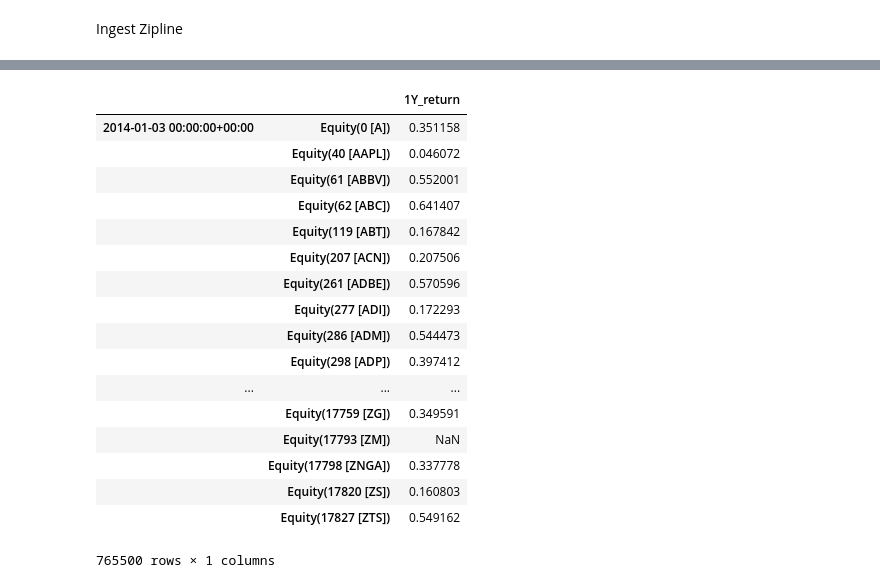
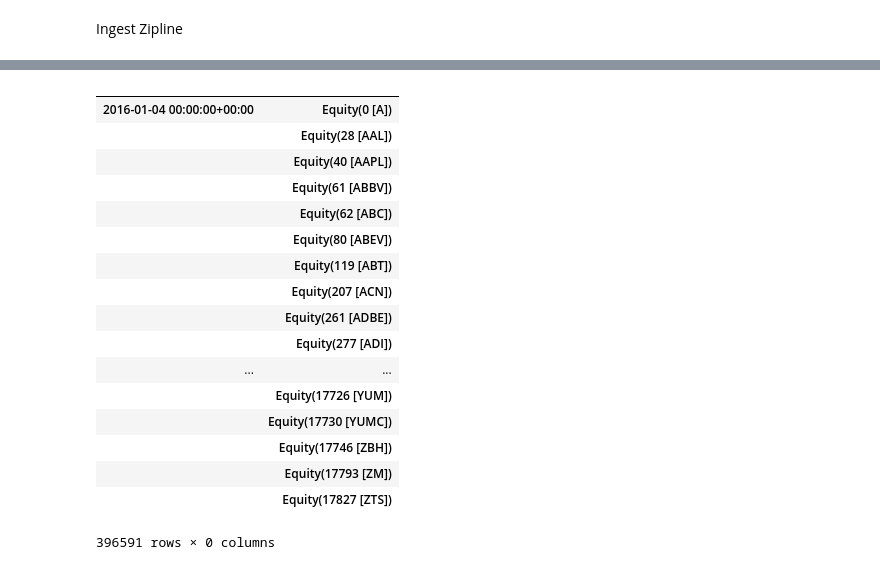
Before and after one commit to abnormal-distribution/AC295_abnormal-distribution, a Jupyter notebook: submissions/project_Abnormal-Distribution/zipline/zipline.ipynb, the cells around one changed output, grey strips where cells are left out. Cells and saved outputs as stored; diff of their text form; code cells hidden in the pictures.

Commit message:
(feat) Added fundamental database and zipline factors

```diff
--- a/submissions/project_Abnormal-Distribution/zipline/zipline.ipynb
+++ b/submissions/project_Abnormal-Distribution/zipline/zipline.ipynb
@@ -236,0 +369,4 @@ def get_universe_tickers(engine, universe, end_date):
+# %%
+sf1_dir = '/content/drive/MyDrive/abnormal-distribution-project-data/stocks/SHARADAR_SF1.csv'
+fields = ['marketcap', 'assets', 'liabilities', 'pe', 'currentratio', 'netmargin', 'capex', 'fcf', 'roic']
+load_sf1(sf1_dir, fields, dimensions=None)
@@ -237,4 +497,15 @@ def get_universe_tickers(engine, universe, end_date):
 # %%
+def run_pipeline(engine, pipeline, start_date, end_date):
+
+    # TODO: adjust for trading days
+    end_dt = pd.Timestamp(end_date.strftime('%Y-%m-%d'), tz='UTC')
+    start_dt = pd.Timestamp(start_date.strftime('%Y-%m-%d'), tz='UTC')
+    return engine.run_pipeline(pipeline, start_dt, end_dt)
+
+def get_pipeline_tickers(factors):
+
+    return factors.index.levels[1].values.tolist()
+
 def make_pipeline(factors, universe):
     factors_pipe = OrderedDict()
 
@@ -260,29 +531,36 @@ ingest_func = bundles.csvdir.csvdir_equities(['daily'], 'sep')
 bundles.register('sep', from_sep_dump('.'))
 bundle_data = bundles.load('sep')
 engine = build_pipeline_engine(bundle_data, trading_calendar)
-# %%
-factor_start_date = pd.Timestamp('2014-01-03', tz='UTC')
-universe_end_date = pd.Timestamp('2020-02-03', tz='UTC')
-
-universe = AverageDollarVolume(window_length=120).top(500)
-pipe= make_pipeline(make_factors(),universe=universe)
-engine.run_pipeline(pipeline=pipe, start_date=factor_start_date, end_date=universe_end_date)
-# %% [output]
-|  |  | 1Y_return |
-| 2014-01-03 00:00:00+00:00 | Equity(0 [A]) | 0.351158 |
-|  | Equity(40 [AAPL]) | 0.046072 |
-|  | Equity(61 [ABBV]) | 0.552001 |
-|  | Equity(62 [ABC]) | 0.641407 |
-|  | Equity(119 [ABT]) | 0.167842 |
-|  | Equity(207 [ACN]) | 0.207506 |
-|  | Equity(261 [ADBE]) | 0.570596 |
-|  | Equity(277 [ADI]) | 0.172293 |
-|  | Equity(286 [ADM]) | 0.544473 |
-|  | Equity(298 [ADP]) | 0.397412 |
-| ... | ... | ... |
-|  | Equity(17759 [ZG]) | 0.349591 |
-|  | Equity(17793 [ZM]) | NaN |
-|  | Equity(17798 [ZNGA]) | 0.337778 |
-|  | Equity(17820 [ZS]) | 0.160803 |
-|  | Equity(17827 [ZTS]) | 0.549162 |
-765500 rows × 1 columns
+# %%
+start_date = '2016-1-4'
+end_date = '2020-5-19'
+universe_start_date = pd.Timestamp(start_date, tz='UTC')
+universe_end_date = pd.Timestamp(end_date, tz='UTC')
+# Select universe of stocks
+universe = Fundamentals().marketcap.top(500) & AverageDollarVolume(window_length=120).top(500)
+pipeline = Pipeline(screen=universe)
+#pipeline.add(Fundamentals().marketcap, 'universe')
+all_factors = run_pipeline(engine, pipeline, universe_start_date, universe_end_date)
+# Get all tickers for the stocks we're looking at
+all_assets = get_pipeline_tickers(all_factors)
+# %%
+all_factors
+# %% [output]
+|  |  |
+| 2016-01-04 00:00:00+00:00 | Equity(0 [A]) |
+|  | Equity(28 [AAL]) |
+|  | Equity(40 [AAPL]) |
+|  | Equity(61 [ABBV]) |
+|  | Equity(62 [ABC]) |
+|  | Equity(80 [ABEV]) |
+|  | Equity(119 [ABT]) |
+|  | Equity(207 [ACN]) |
+|  | Equity(261 [ADBE]) |
+|  | Equity(277 [ADI]) |
+| ... | ... |
+|  | Equity(17726 [YUM]) |
+|  | Equity(17730 [YUMC]) |
+|  | Equity(17746 [ZBH]) |
+|  | Equity(17793 [ZM]) |
+|  | Equity(17827 [ZTS]) |
+396591 rows × 0 columns
```
Also changed, not shown: parts of 8 cells of this notebook.
